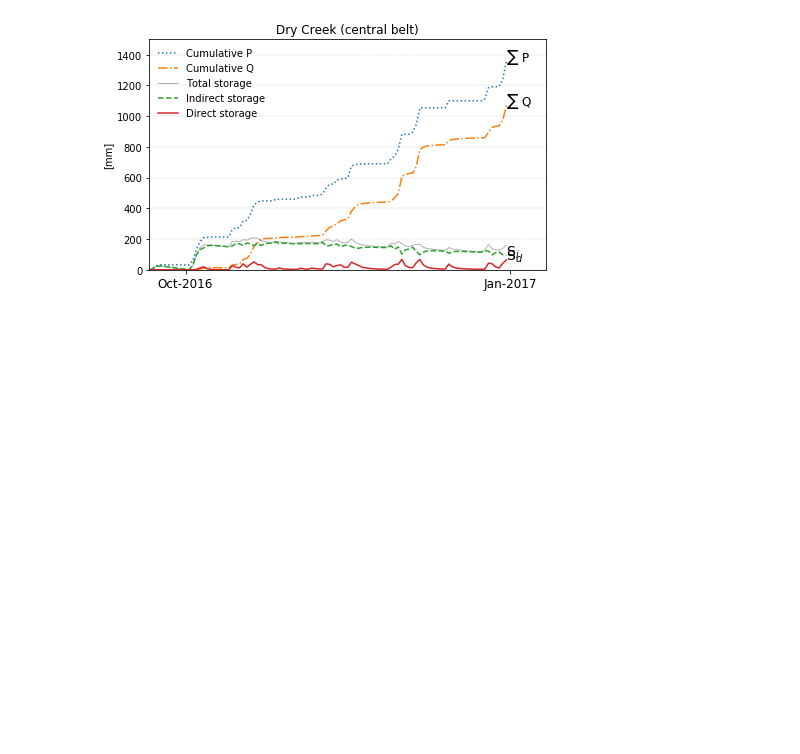
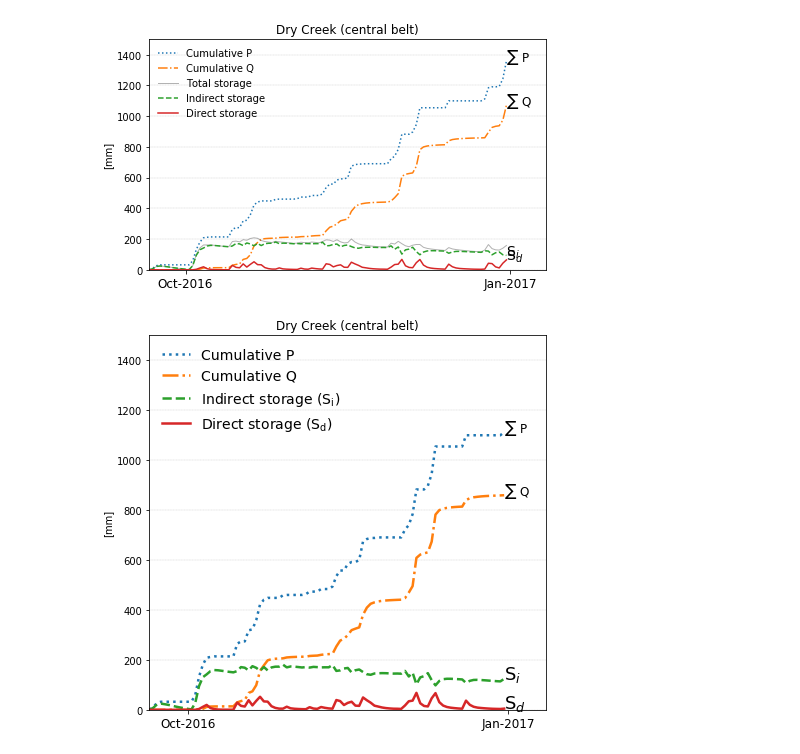
Before and after one commit to daviddralle/indirect_storage, a Jupyter notebook: SI_dynamic_storage_daily_dry.ipynb, the cells around one changed output. Drawn from its saved outputs; the diff is of its cells as text; code cells hidden in the pictures; blank space fills up the shorter version.

```diff
--- a/SI_dynamic_storage_daily_dry.ipynb
+++ b/SI_dynamic_storage_daily_dry.ipynb
@@ -381,7 +381,7 @@ f.savefig('./figures/wt_indirect.pdf')
 # %%
 import matplotlib.animation as manimation
 FFMpegWriter = manimation.writers['ffmpeg']
-writer = FFMpegWriter(fps=8)
+writer = FFMpegWriter(fps=16)
 fig, (ax) = plt.subplots(1,figsize=(6.5,4))
 start_date = '10-2016'
 end_date = '1-09-2017'
@@ -467,3 +467,84 @@ with writer.saving(fig, "./figures/dry_video.mp4", 200):
         writer.grab_frame()
 # %% [output]
 [figure]
+# %%
+fig, (ax) = plt.subplots(1,figsize=(6.5,6))
+start_date = '10-2016'
+end_date = '1-03-2017'
+indirect = df.indirect_storage.loc[start_date:end_date].values
+direct = df.direct_storage.loc[start_date:end_date].values
+total = df.total.loc[start_date:end_date].values
+prcp = ppt.ppt.loc[start_date:end_date].cumsum().values*dt*1000
+dis = df.q.loc[start_date:end_date].cumsum().values*dt
+
+idx = df.loc[start_date:end_date].index.to_pydatetime()
+
+x0, y0i = idx[0], indirect[0]
+y0d = direct[0]
+y0t = total[0]
+y0p = prcp[0]
+y0q = dis[0]
+
+lp, = ax.plot(x0, y0p,':', label='Cumulative P', lw=2.5)
+lq, = ax.plot(x0, y0q,'-.', label='Cumulative Q', lw=2.5)
+# lt, = ax.plot(x0, y0t, label='Total storage',c='k',linewidth=1., alpha=0.3)
+li, = ax.plot(x0, y0i,'--', label='Indirect storage ($\mathrm{S_i}$)',linewidth=2.5)
+ld, = ax.plot(x0, y0d, label='Direct storage ($\mathrm{S_d}$)',linewidth=2.5)
+
+
+ai = ax.annotate('S$_i$', [idx[-1], indirect[-1]])
+ap = ax.annotate('$\sum$ P', [idx[-1], prcp[-1]])
+aq = ax.annotate('$\sum$ Q', [idx[-1], dis[-1]])
+ad = ax.annotate('S$_d$', [idx[-1], direct[-1]])
+
+
+uselog=False
+leg = ax.legend(loc='upper left', ncol=1, fontsize=14)
+if uselog==False:
+    ax.set_ylim([0,1500])
+else:
+    ax.set_yscale('log')
+    ax.set_ylim([1e-1,1e4])
+
+ax.set_title('Dry Creek (central belt)')
+ax.grid(axis='y', **{'ls':'--', 'lw':0.3})
+leg.set_frame_on(False)
+ax.set_xlim([idx[0], idx[-1]+datetime.timedelta(days=10)])
+ax.set_ylabel('[mm]')
+ticks = [idx[10], idx[-1]]
+ax.set_xticks(ticks)
+labels = [ticks[i].strftime('%b-%Y') for i in range(len(ticks))]
+ax.set_xticklabels(labels, fontsize=12)
+plt.xticks(rotation=0)
+fig.tight_layout()
+
+
+# with writer.saving(fig, "./figures/elder_video.mp4", 200):
+for i in range(1,len(indirect)):
+    y0i = (indirect[:i])
+    y0d = (direct[:i])
+    y0t = (total[:i])
+    y0p = prcp[:i]
+    y0q = dis[:i]
+
+    x0 = (idx[:i])
+
+    li.set_data(x0, y0i)
+    ld.set_data(x0, y0d)
+#     lt.set_data(x0, y0t)
+    lp.set_data(x0, y0p)
+    lq.set_data(x0, y0q)
+
+    ai.remove()
+    ap.remove()
+    aq.remove()
+    ad.remove()
+    ap = ax.annotate('$\sum$ P', [x0[-1], y0p[-1]], fontsize=12)
+    aq = ax.annotate('$\sum$ Q', [x0[-1], y0q[-1]], fontsize=12)
+    ad = ax.annotate('S$_d$', [x0[-1], y0d[-1]], fontsize=18)
+    ai = ax.annotate('S$_i$', [x0[-1], y0i[-1]], fontsize=18)
+
+fig.savefig('/Users/daviddralle/Dropbox/Prez and Proposals/2017/AGU/dry_creek.pdf')
+#         writer.grab_frame()
+# %% [output]
+[figure, added]
```
Also changed, not shown: 13 other files.
